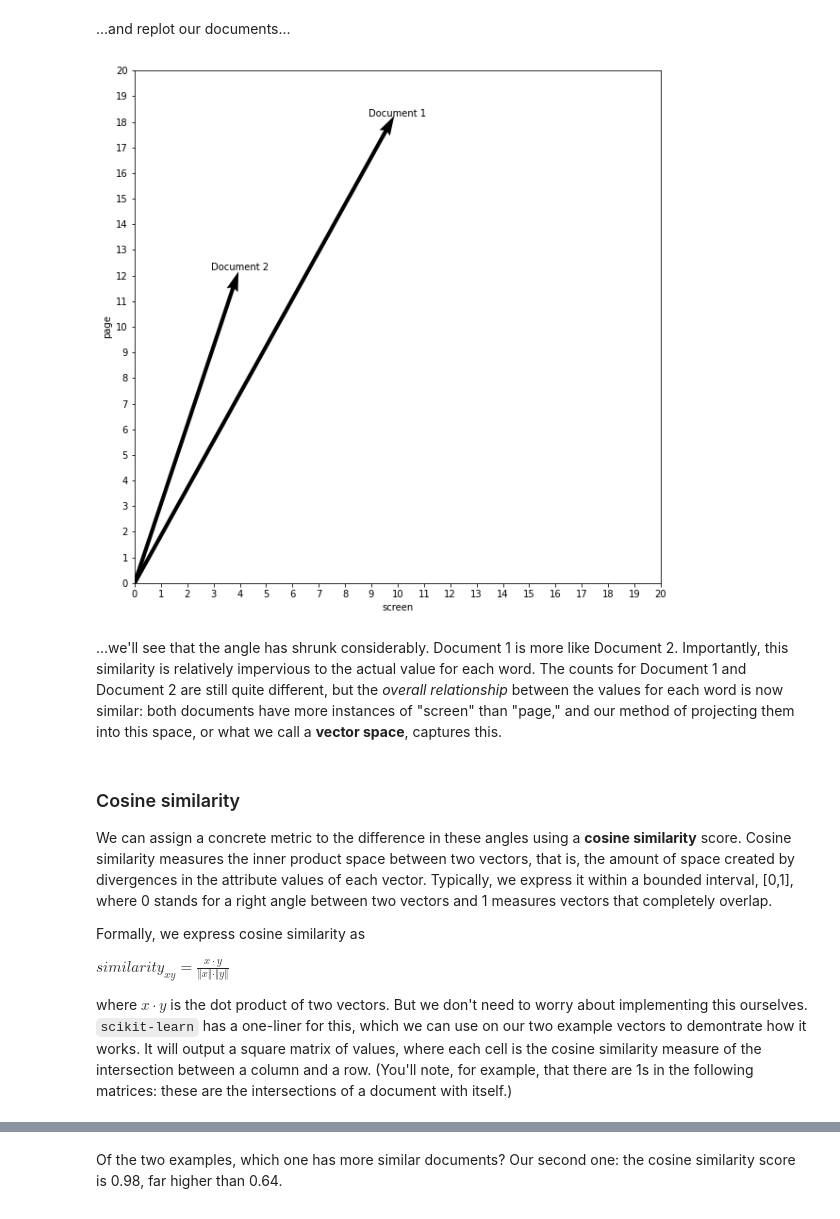
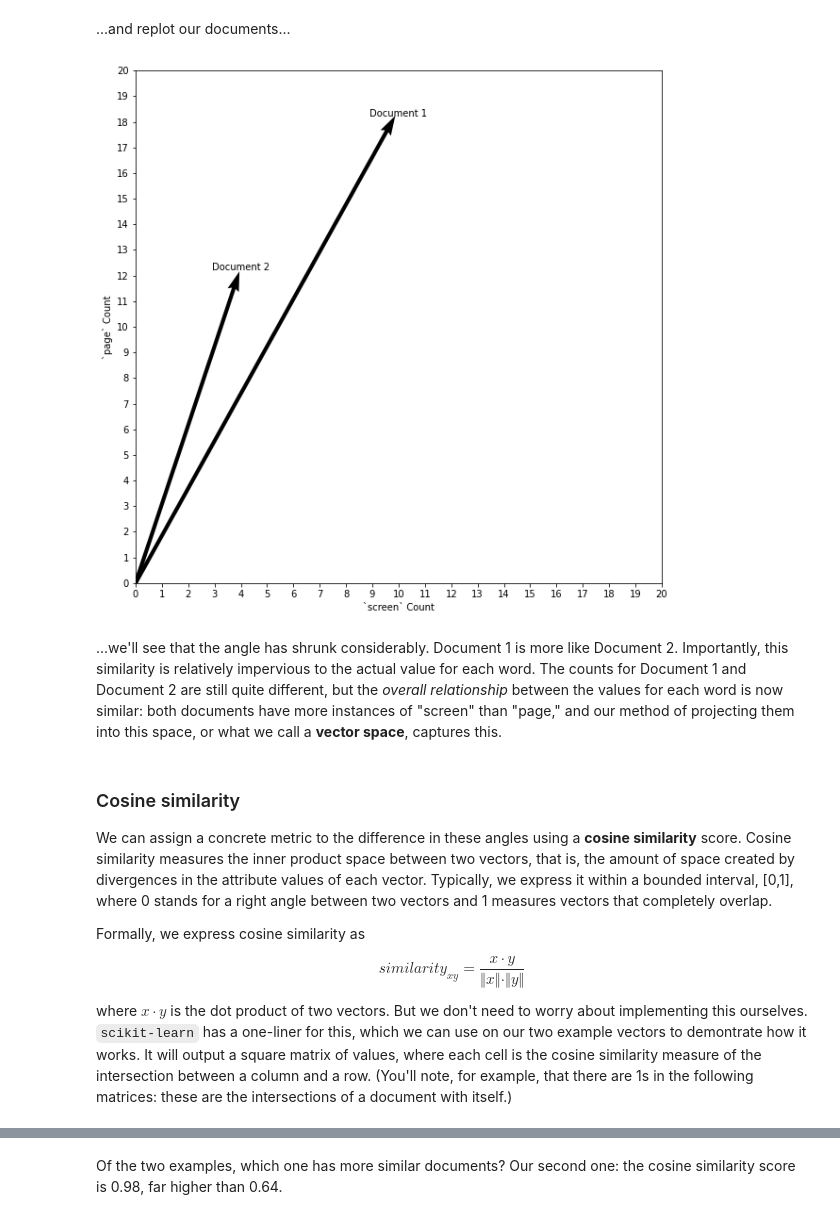
Before and after one commit to ucdavisdatalab/workshop_getting_started_with_textual_data, a Jupyter notebook: 05_clustering-and-classification.ipynb, the cells around one changed output, grey strips where cells are left out. Saved outputs shown, nothing was run; the diff lists cells and outputs as text; code cells hidden in the pictures.

```diff
--- a/05_clustering-and-classification.ipynb
+++ b/05_clustering-and-classification.ipynb
@@ -86,20 +86,20 @@ ex2_dtm
 # %%
 fig, ax = plt.subplots(figsize = (10, 10))
 plt.quiver(*origin, ex2_dtm['page'], ex2_dtm['screen'], scale = 1, units = 'xy')
 plt.setp(ax, xlim = (0, 20), ylim = (0, 20), xticks = range(0, 21), yticks = range(0, 21))
-plt.setp(ax, xlabel = 'screen', ylabel = 'page')
+plt.setp(ax, xlabel = '`screen` Count', ylabel = '`page` Count')
 
 for doc in ex2_dtm.index:
     plt.text(ex2_dtm.loc[doc, 'page'],
              ex2_dtm.loc[doc, 'screen'] + 0.5,
              doc,
              va = 'top',
              ha = 'center'
             )
 
 plt.show()
 # %% [output]
-[figure, old version]
+[figure, new version]
 # %% [markdown]
 ...we'll see that the angle has shrunk considerably. Document 1 is more like Document 2. Importantly, this
 similarity is relatively impervious to the actual value for each word. The counts for Document 1 and Document 2 are
@@ -116,7 +116,9 @@ where 0 stands for a right angle between two vectors and 1 measures vectors that
 
 Formally, we express cosine similarity as
 
-$similarity_{xy} = \frac{x \cdot y}{\Vert x \Vert \cdot \Vert y \Vert}$
+$$
+similarity_{xy} = \frac{x \cdot y}{\Vert x \Vert \cdot \Vert y \Vert}
+$$
 
 where $x \cdot y$ is the dot product of two vectors. But we don't need to worry about implementing this ourselves.
 `scikit-learn` has a one-liner for this, which we can use on our two example vectors to demontrate how it works. It
```
Also changed, not shown: parts of 6 cells of this notebook, 3 other files.
